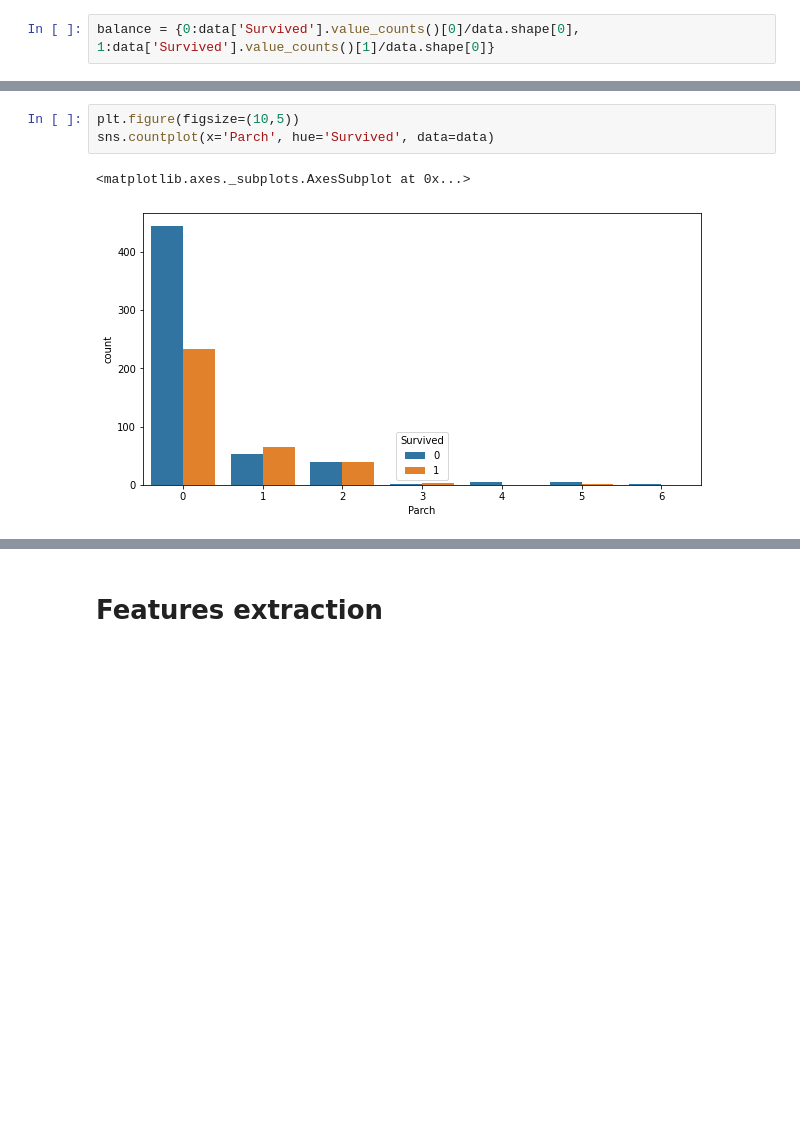
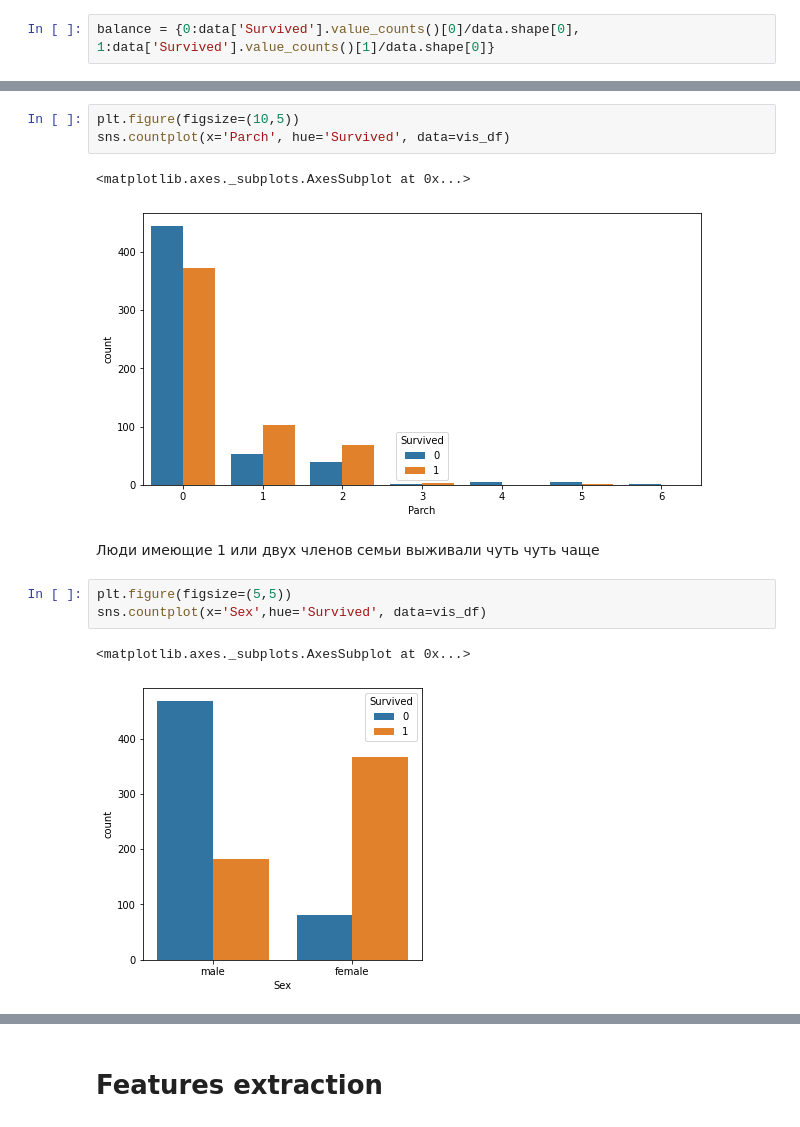
Before and after one commit to G544/kaggle_competition, a Jupyter notebook: kaggle/Titanic.ipynb, the cells around one changed output, grey strips where cells are left out. Cells and saved outputs as stored; diff of their text form; blank space fills up the shorter version.

```diff
--- a/kaggle/Titanic.ipynb
+++ b/kaggle/Titanic.ipynb
@@ -124,6 +136,14 @@ sns.countplot(x='SibSp', hue='Survived', data=data);
 # %%
 plt.figure(figsize=(10,5))
-sns.countplot(x='Parch', hue='Survived', data=data)
+sns.countplot(x='Parch', hue='Survived', data=vis_df)
 # %% [output]
 <matplotlib.axes._subplots.AxesSubplot at 0x...>
-[figure, old version]
+[figure, new version]
+# %% [markdown]
+Люди имеющие 1 или двух членов семьи выживали чуть чуть чаще
+# %%
+plt.figure(figsize=(5,5))
+sns.countplot(x='Sex',hue='Survived', data=vis_df)
+# %% [output]
+<matplotlib.axes._subplots.AxesSubplot at 0x...>
+[figure, added]
```
Also changed, not shown: parts of 26 cells of this notebook.
